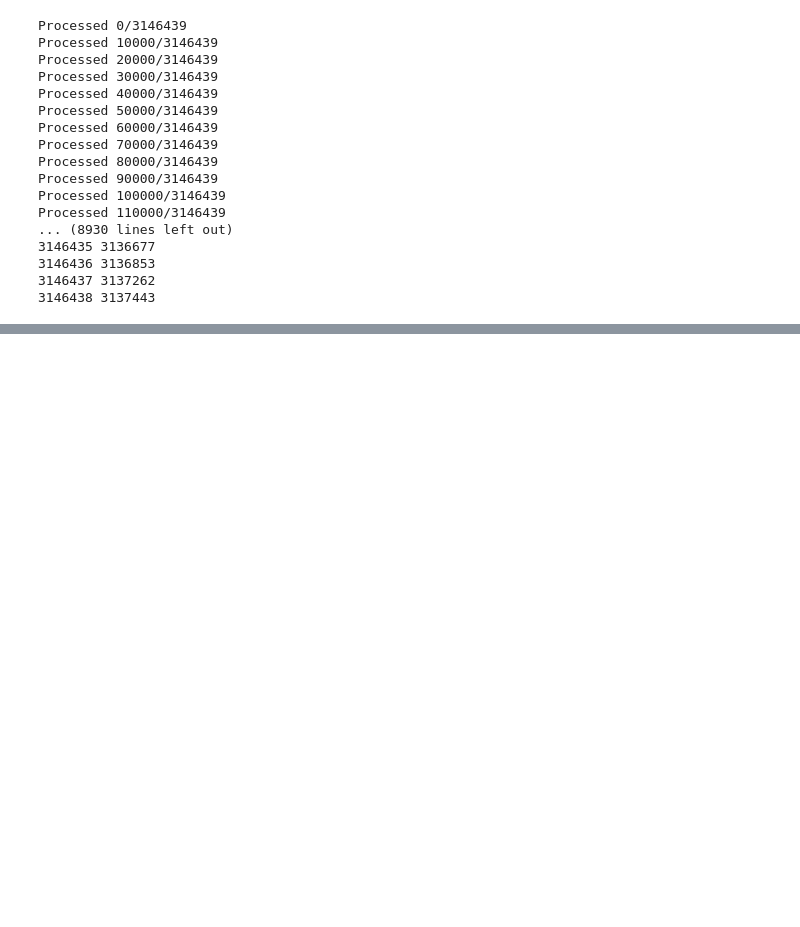
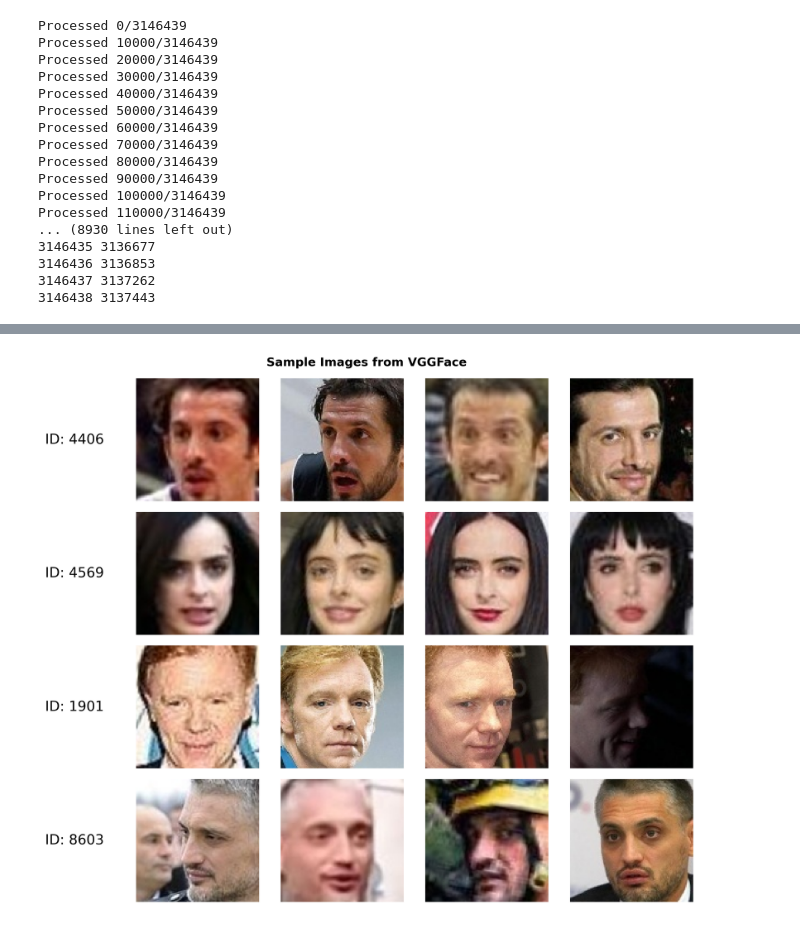
Before and after one commit to Thoalfeqar-gata/Multitask-face-analysis, a Jupyter notebook: data preparation notebooks/vggface extraction script.ipynb, the cells around one changed output, grey strips where cells are left out. Saved outputs shown, nothing was run; the diff lists cells and outputs as text; code cells hidden in the pictures; blank space fills up the shorter version.

```diff
--- a/data preparation notebooks/vggface extraction script.ipynb
+++ b/data preparation notebooks/vggface extraction script.ipynb
@@ -69,0 +97,15 @@ images, identities
+# %%
+length = len(os.listdir(output_dir))
+filenames = []
+labels = []
+for i in range(length):
+    for file in sort_jpg_files(os.listdir(os.path.join(output_dir, str(i)))):
+        filenames.append(file)
+        labels.append(i)
+
+        shutil.move(os.path.join(output_dir, str(i), file), os.path.join(db_dir, 'Images', file))
+
+    os.rmdir(os.path.join(output_dir, str(i)))
+
+labels_df = pd.DataFrame({'filename' : filenames, 'label' : labels})
+labels_df.to_csv(os.path.join(db_dir, 'labels.csv'), index = False)
@@ -69,0 +170,29 @@ images, identities
+# %%
+fig, axes = plt.subplots(4, 4, figsize = (10, 8), dpi = 300)
+fig.set_dpi(300)
+fig.suptitle('Sample Images from VGGFace', fontweight = 'bold')
+for i in range(4):
+    first_ax = axes[i, 0]
+
+    first_ax.text(
+    -0.5, 0.5, f'ID: {sample_labels[i * 4]}',
+    transform = first_ax.transAxes,
+    va = 'center',
+    ha = 'center',
+    rotation = 'horizontal',
+    fontsize = 14,
+    )
+
+    for j in range(4):
+        ax = axes[i, j]
+        image = plt.imread(os.path.join(db_dir, 'Images', sample_images[i * 4 + j]))
+        ax.imshow(image)
+        ax.axis('off')
+plt.tight_layout()
+plt.subplots_adjust(left = 0.15)
+plt.savefig(
+    os.path.join('..', 'data', 'figures', 'Face Recognition', 'VGGFace', 'Sample Images from VGGFace')
+)
+plt.show()
+# %% [output]
+[figure, added]
```
Also changed, not shown: parts of 18 cells of this notebook.
